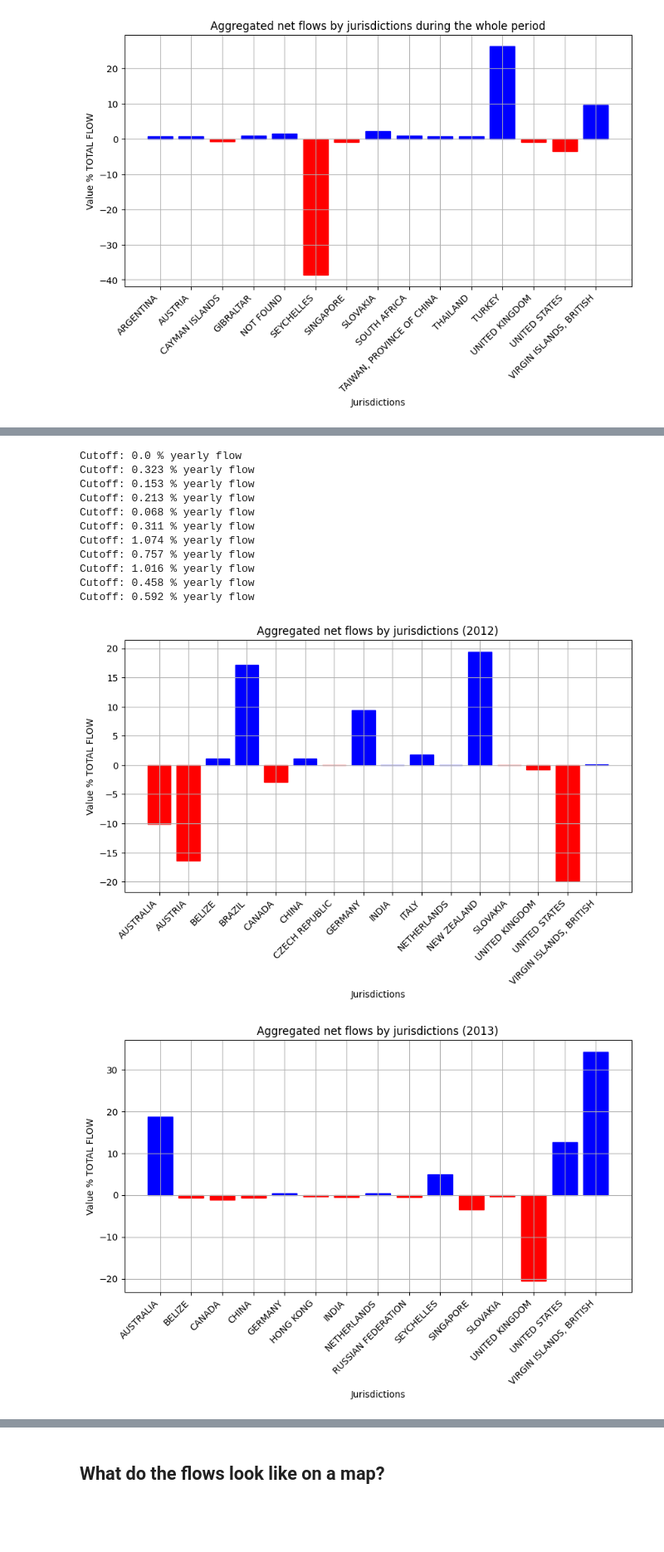
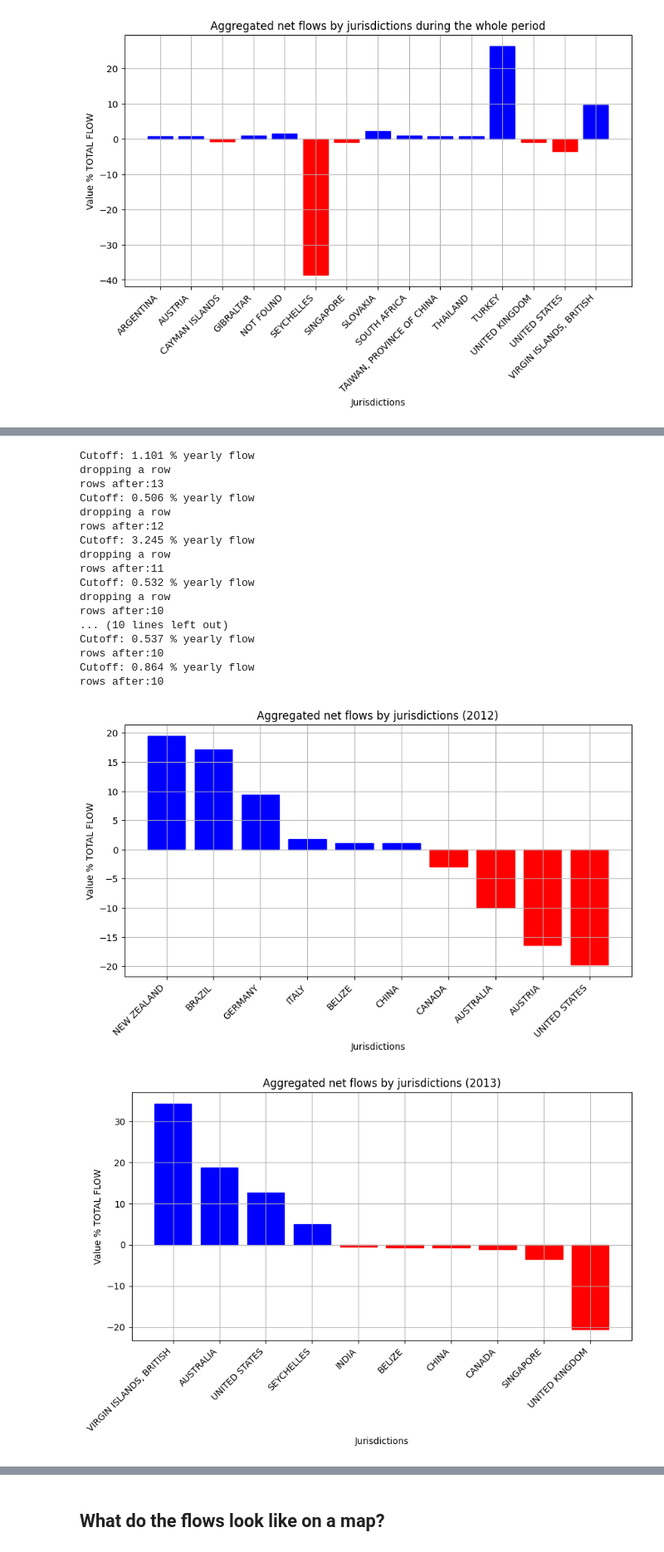
Before and after one commit to FlowDrucka64/MoneyFlow, a Jupyter notebook: data_exploration.ipynb, the cells around one changed output, grey strips where cells are left out. Shown at 83% size. Saved outputs shown, nothing was run; the diff lists cells and outputs as text; code cells hidden in the pictures; blank space fills up the shorter version.

```diff
--- a/data_exploration.ipynb
+++ b/data_exploration.ipynb
@@ -927,8 +865,8 @@ top15_cutoff = float(result["value_USD"].abs().nlargest(15).nsmallest(1).iloc[0]
 print("Cutoff: "+str(top15_cutoff))
 
 result = result[result["value_USD"].abs()>=top15_cutoff]
-
-
+if(len(result)> 15):
+    result.drop(result["value_USD"].idxmin(),inplace=True)
 
 plt.figure(figsize=(10, 5))
 
@@ -969,56 +907,67 @@ def plot_net_flows_by_year(src_amounts,dst_amounts,year,save):
     res = res.sort_values("jurisdictions_long",ascending=True)
     res["value_USD"] =  (res["value_USD"] / res["value_USD"].abs().sum())*100 #convert to %
 
-    #filter out the top15
-    top15_cutoff = float(res["value_USD"].abs().nlargest(15).nsmallest(1).iloc[0])#
+    #filter out the top10
+    top10_cutoff = float(res["value_USD"].abs().nlargest(10).nsmallest(1).iloc[0])#
     #print(res["value_USD"].abs().nlargest(15))
-    print("Cutoff: "+str(round(top15_cutoff,3))+" % yearly flow")
+    print("Cutoff: "+str(round(top10_cutoff,3))+" % yearly flow")
 
-    res = res[res["value_USD"].abs()>=top15_cutoff]
+    res = res[res["value_USD"].abs()>=top10_cutoff]
+    if(len(result)> 10):
+        result.drop(result["value_USD"].idxmin(),inplace=True)
 
+
+
+    res = res.sort_values(by='value_USD',ascending=False)
     plt.figure(figsize=(10, 5))
 
     # Plot the bar chart
     bars = plt.bar(res['jurisdictions_long'], res['value_USD'])
 
     # Set labels and title
     plt.xlabel('Jurisdictions')
     plt.ylabel('Value % TOTAL FLOW')
     plt.title('Aggregated net flows by jurisdictions ('+str(year)+')')
 
     # Rotate x-axis labels for better visibility
     plt.xticks(rotation=45,ha='right')
     plt.grid(True)
 
     # Color the bars based on a condition
     for bar, value in zip(bars, res['value_USD']):
         if value < 0:
             bar.set_color('red')
         else:
             bar.set_color('blue')
 
     # Display the plot
     if(save):
         plt.savefig("figs/aggregated_"+str(year),bbox_inches='tight')
     else:
         plt.show()
 
 interact(plot_net_flows_by_year,src_amounts=fixed(src_amounts),dst_amounts=fixed(dst_amounts),year=(2012,2022,1),save=fixed(False))
 
 for year in range(2012, 2023):
     plot_net_flows_by_year(src_amounts=src_amounts,dst_amounts=dst_amounts,year=year,save=True)
 # %% [output]
 interactive(children=(IntSlider(value=2017, description='year', max=2022, min=2012), Output()), _dom_classes=(…
-Cutoff: 0.0 % yearly flow
-Cutoff: 0.323 % yearly flow
-Cutoff: 0.153 % yearly flow
-Cutoff: 0.213 % yearly flow
-Cutoff: 0.068 % yearly flow
-Cutoff: 0.311 % yearly flow
-Cutoff: 1.074 % yearly flow
-Cutoff: 0.757 % yearly flow
-Cutoff: 1.016 % yearly flow
-Cutoff: 0.458 % yearly flow
-Cutoff: 0.592 % yearly flow
+Cutoff: 1.101 % yearly flow
+dropping a row
+rows after:13
+Cutoff: 0.506 % yearly flow
+dropping a row
+rows after:12
+Cutoff: 3.245 % yearly flow
+dropping a row
+rows after:11
+Cutoff: 0.532 % yearly flow
+dropping a row
+rows after:10
+... (10 lines left out)
+Cutoff: 0.537 % yearly flow
+rows after:10
+Cutoff: 0.864 % yearly flow
+rows after:10
-[figure, old version]
+[figure, new version]
-[figure, old version]
+[figure, new version]
```
Also changed, not shown: parts of 7 cells of this notebook.
